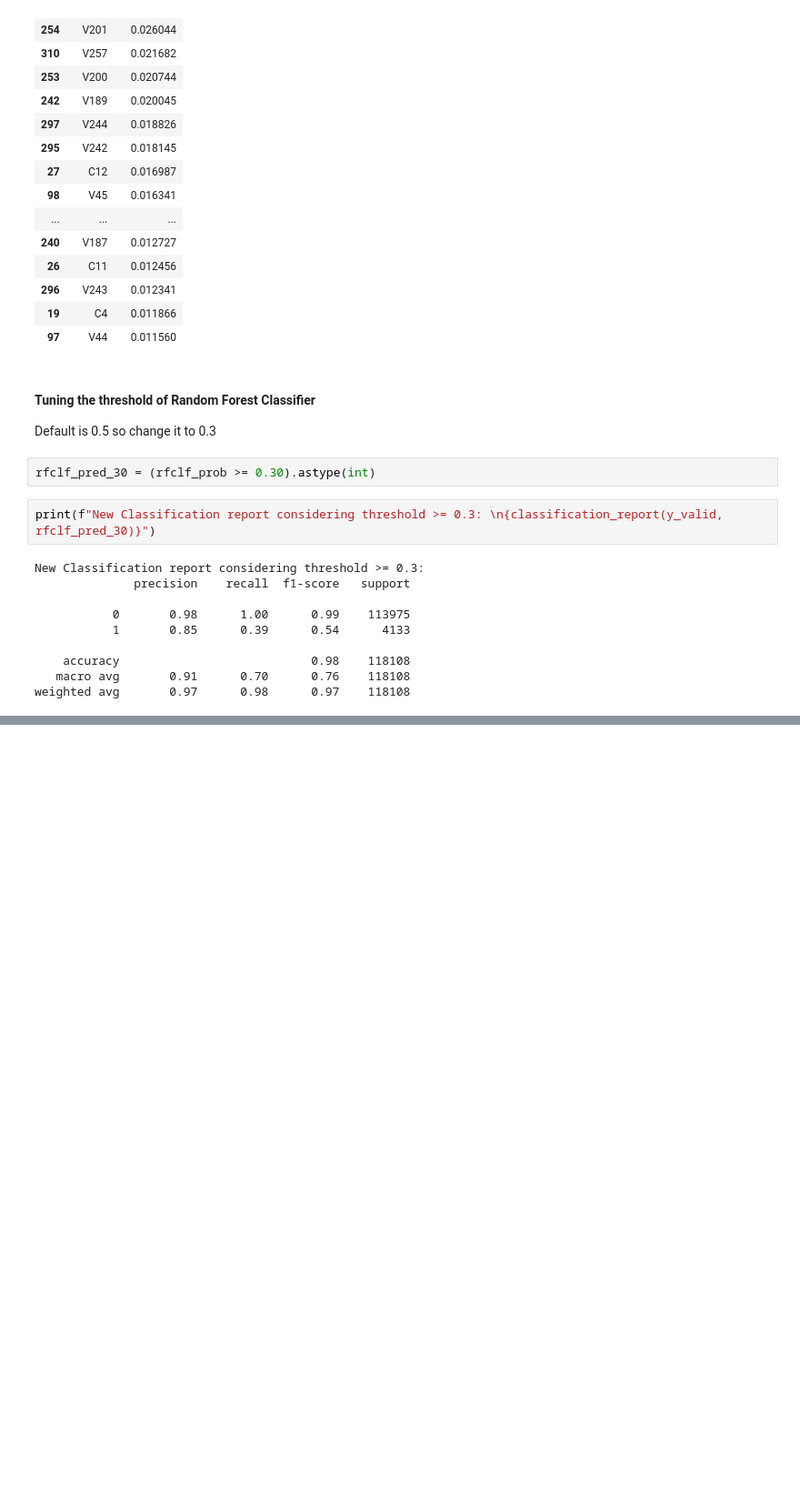
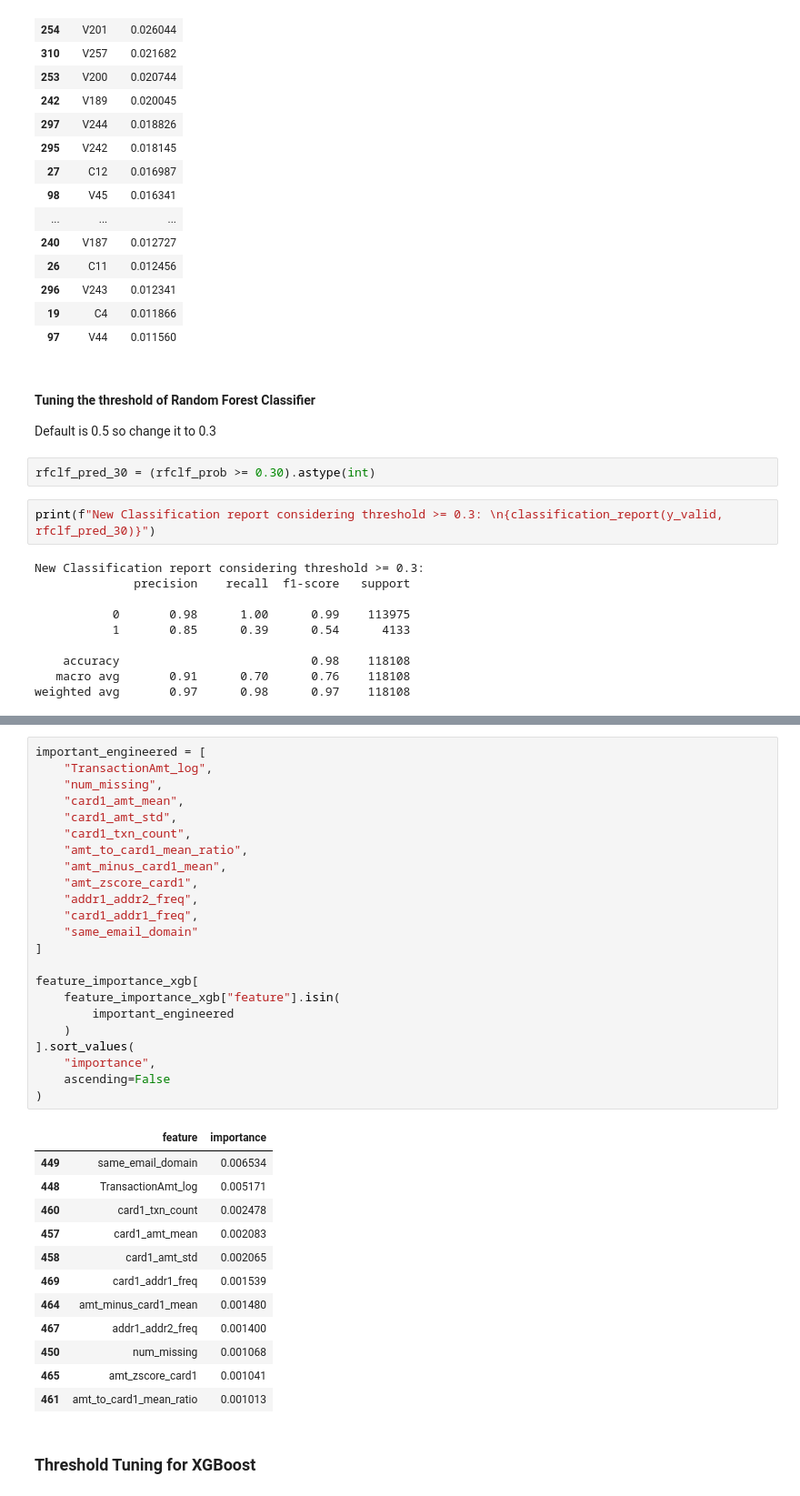
Before and after one commit to a2r4vind/IEEE-CIS_Fraud_Detection, a Jupyter notebook: notebooks/04_modeling_baseline.ipynb, the cells around one changed output, grey strips where cells are left out. Shown at 91% size. Cells and saved outputs as stored; diff of their text form; blank space fills up the shorter version.

```diff
--- a/notebooks/04_modeling_baseline.ipynb
+++ b/notebooks/04_modeling_baseline.ipynb
@@ -181,0 +297,38 @@ weighted avg       0.97      0.98      0.97    118108
+# %%
+important_engineered = [
+    "TransactionAmt_log",
+    "num_missing",
+    "card1_amt_mean",
+    "card1_amt_std",
+    "card1_txn_count",
+    "amt_to_card1_mean_ratio",
+    "amt_minus_card1_mean",
+    "amt_zscore_card1",
+    "addr1_addr2_freq",
+    "card1_addr1_freq",
+    "same_email_domain"
+]
+
+feature_importance_xgb[
+    feature_importance_xgb["feature"].isin(
+        important_engineered
+    )
+].sort_values(
+    "importance",
+    ascending=False
+)
+# %% [output]
+|  | feature | importance |
+| 449 | same_email_domain | 0.006534 |
+| 448 | TransactionAmt_log | 0.005171 |
+| 460 | card1_txn_count | 0.002478 |
+| 457 | card1_amt_mean | 0.002083 |
+| 458 | card1_amt_std | 0.002065 |
+| 469 | card1_addr1_freq | 0.001539 |
+| 464 | amt_minus_card1_mean | 0.001480 |
+| 467 | addr1_addr2_freq | 0.001400 |
+| 450 | num_missing | 0.001068 |
+| 465 | amt_zscore_card1 | 0.001041 |
+| 461 | amt_to_card1_mean_ratio | 0.001013 |
+# %% [markdown]
+### Threshold Tuning for XGBoost
```
Also changed, not shown: parts of 13 cells of this notebook.
